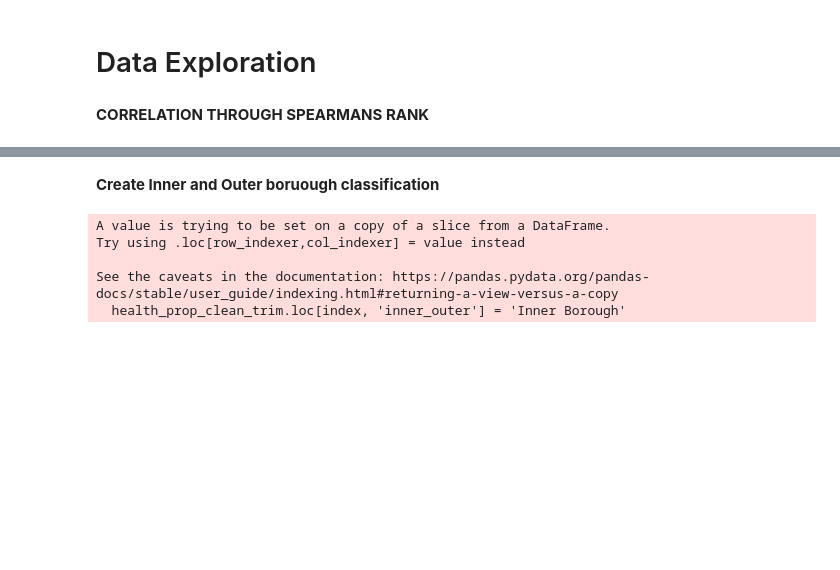
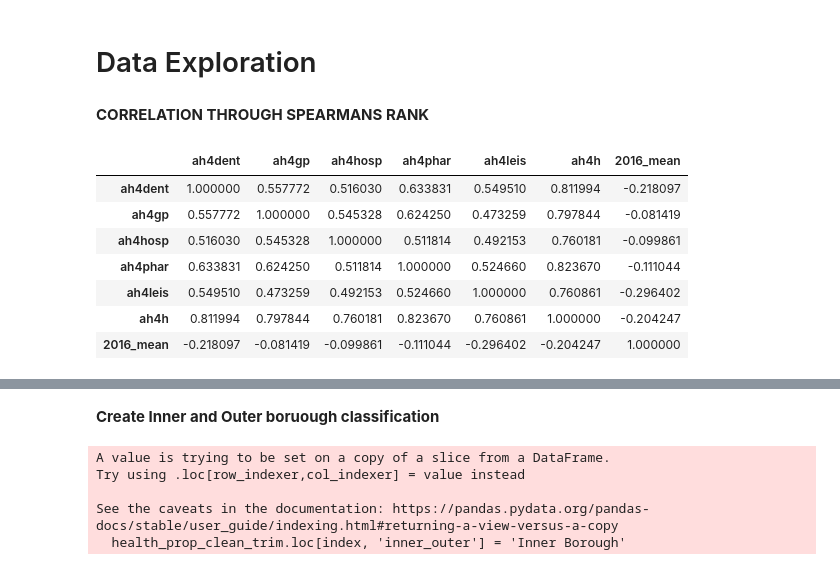
Before and after one commit to Jonathan-C-Barrett/GEOG5990M, a Jupyter notebook: GEOG5003M_Final_Project_template.ipynb, the cells around one changed output, grey strips where cells are left out. Saved outputs shown, nothing was run; the diff lists cells and outputs as text; code cells hidden in the pictures; blank space fills up the shorter version.

```diff
--- a/GEOG5003M_Final_Project_template.ipynb
+++ b/GEOG5003M_Final_Project_template.ipynb
@@ -176,8 +474,17 @@ after removing outliers (4461, 11)
 # %%
 #Calculate Spearmans Rank Correlation for all float data
 
-health_prop_corr =health_prop_clean_trim[['ah4gp', 'ah4hosp', 'ah4phar', 'ah4leis', 'ah4h','2016_mean']].corr(method = 'spearman')
+health_prop_corr =health_prop_clean_trim[['ah4dent', 'ah4gp', 'ah4hosp', 'ah4phar', 'ah4leis', 'ah4h','2016_mean']].corr(method = 'spearman')
 health_prop_corr
+# %% [output]
+|  | ah4dent | ah4gp | ah4hosp | ah4phar | ah4leis | ah4h | 2016_mean |
+| ah4dent | 1.000000 | 0.557772 | 0.516030 | 0.633831 | 0.549510 | 0.811994 | -0.218097 |
+| ah4gp | 0.557772 | 1.000000 | 0.545328 | 0.624250 | 0.473259 | 0.797844 | -0.081419 |
+| ah4hosp | 0.516030 | 0.545328 | 1.000000 | 0.511814 | 0.492153 | 0.760181 | -0.099861 |
+| ah4phar | 0.633831 | 0.624250 | 0.511814 | 1.000000 | 0.524660 | 0.823670 | -0.111044 |
+| ah4leis | 0.549510 | 0.473259 | 0.492153 | 0.524660 | 1.000000 | 0.760861 | -0.296402 |
+| ah4h | 0.811994 | 0.797844 | 0.760181 | 0.823670 | 0.760861 | 1.000000 | -0.204247 |
+| 2016_mean | -0.218097 | -0.081419 | -0.099861 | -0.111044 | -0.296402 | -0.204247 | 1.000000 |
 # %%
 #Visualize spearmans correlation
 
```
Also changed, not shown: parts of 32 cells of this notebook.
